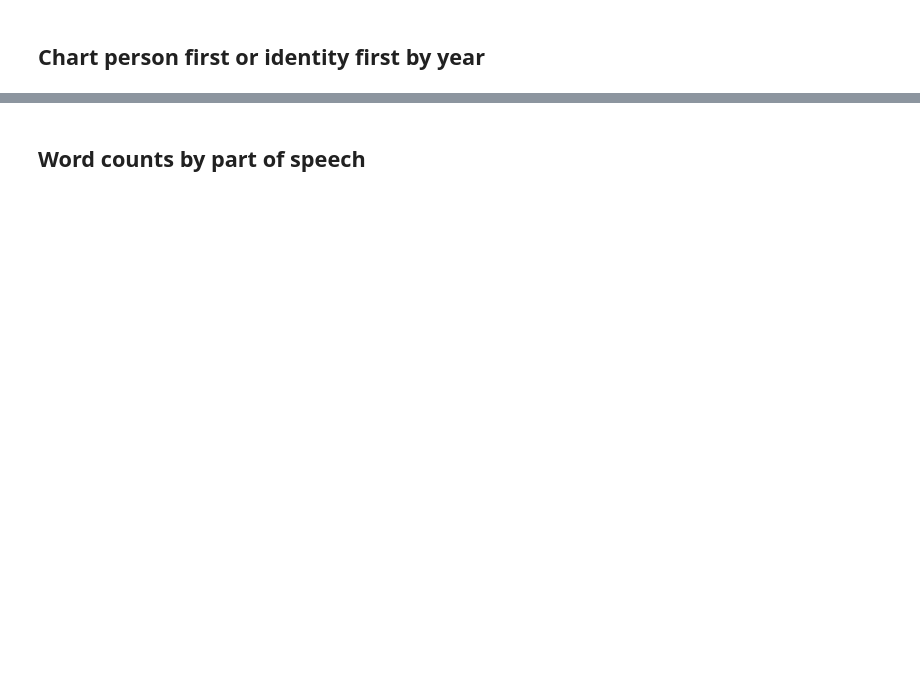
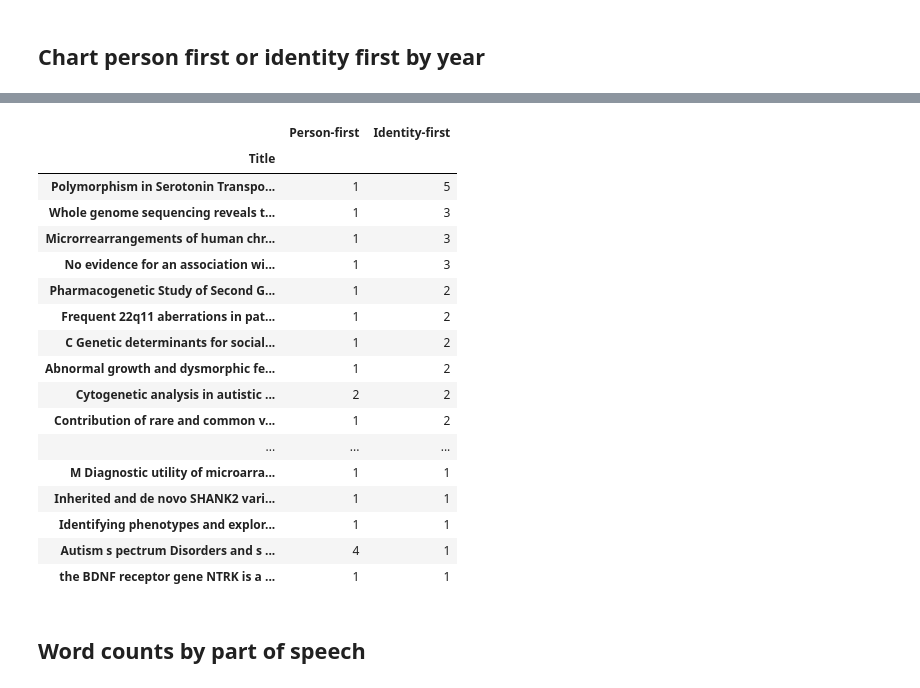
Before and after one commit to UKDataServiceOpen/Person_Identy_First_Language, a Jupyter notebook: 2023_Second_analysis/code/Analyze_professionally_cleaned.ipynb, the cells around one changed output, grey strips where cells are left out. Drawn from its saved outputs; the diff is of its cells as text; code cells hidden in the pictures; blank space fills up the shorter version.

```diff
--- a/2023_Second_analysis/code/Analyze_professionally_cleaned.ipynb
+++ b/2023_Second_analysis/code/Analyze_professionally_cleaned.ipynb
@@ -264,3 +366,24 @@ plt.show()
+# %%
+title[filter_].sort_values(by=['Identity-first'], ascending=False)
+# %% [output]
+|  | Person-first | Identity-first |
+| Title |  |  |
+| Polymorphism in Serotonin Transpo... | 1 | 5 |
+| Whole genome sequencing reveals t... | 1 | 3 |
+| Microrrearrangements of human chr... | 1 | 3 |
+| No evidence for an association wi... | 1 | 3 |
+| Pharmacogenetic Study of Second G... | 1 | 2 |
+| Frequent 22q11 aberrations in pat... | 1 | 2 |
+| C Genetic determinants for social... | 1 | 2 |
+| Abnormal growth and dysmorphic fe... | 1 | 2 |
+| Cytogenetic analysis in autistic ... | 2 | 2 |
+| Contribution of rare and common v... | 1 | 2 |
+| ... | ... | ... |
+| M Diagnostic utility of microarra... | 1 | 1 |
+| Inherited and de novo SHANK2 vari... | 1 | 1 |
+| Identifying phenotypes and explor... | 1 | 1 |
+| Autism s pectrum Disorders and s ... | 4 | 1 |
+| the BDNF receptor gene NTRK is a ... | 1 | 1 |
 # %% [markdown]
 ## Word counts by part of speech
 # %%
```
Also changed, not shown: parts of 23 cells of this notebook, 1 other file.
